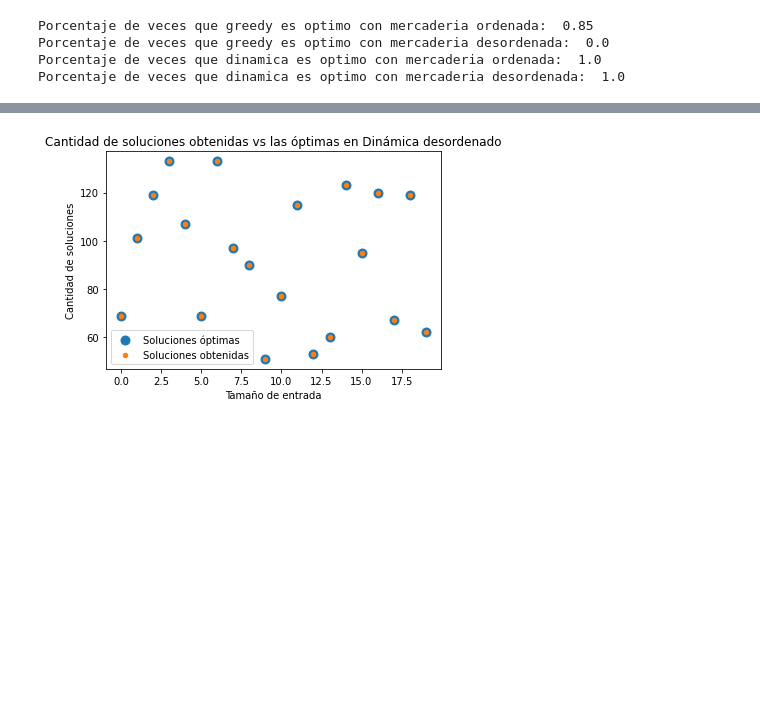
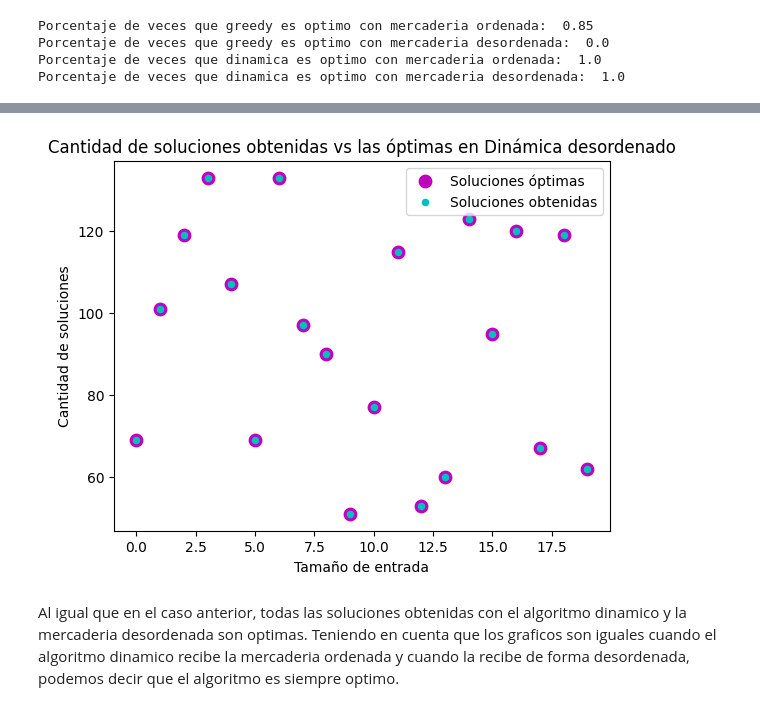
Before and after one commit to MartinUgarte/TDA-TP1, a Jupyter notebook: contrabando/grafico.ipynb, the cells around one changed output, grey strips where cells are left out. Saved outputs shown, nothing was run; the diff lists cells and outputs as text; code cells hidden in the pictures; blank space fills up the shorter version.

```diff
--- a/contrabando/grafico.ipynb
+++ b/contrabando/grafico.ipynb
@@ -70,11 +93,13 @@ plt.show()
 # %%
-plt.scatter(tamaño_entrada, optimas_dinamica_desordenado, s=80, label="Soluciones óptimas")
-plt.scatter(tamaño_entrada, obtenidas_dinamica_desordenado, s=20, label="Soluciones obtenidas")
+plt.scatter(tamaño_entrada, optimas_dinamica_desordenado, c= 'm', s=80, label="Soluciones óptimas")
+plt.scatter(tamaño_entrada, obtenidas_dinamica_desordenado, c = 'c', s=20, label="Soluciones obtenidas")
 
 plt.title(f'Cantidad de soluciones obtenidas vs las óptimas en Dinámica desordenado')
 plt.xlabel('Tamaño de entrada')
 plt.ylabel('Cantidad de soluciones')
 plt.legend()
 plt.show()
 # %% [output]
-[figure, old version]
+[figure, new version]
+# %% [markdown]
+Al igual que en el caso anterior, todas las soluciones obtenidas con el algoritmo dinamico y la mercaderia desordenada son optimas. Teniendo en cuenta que los graficos son iguales cuando el algoritmo dinamico recibe la mercaderia ordenada y cuando la recibe de forma desordenada, podemos decir que el algoritmo es siempre optimo.
```
Also changed, not shown: parts of 17 cells of this notebook, 1 other file.
